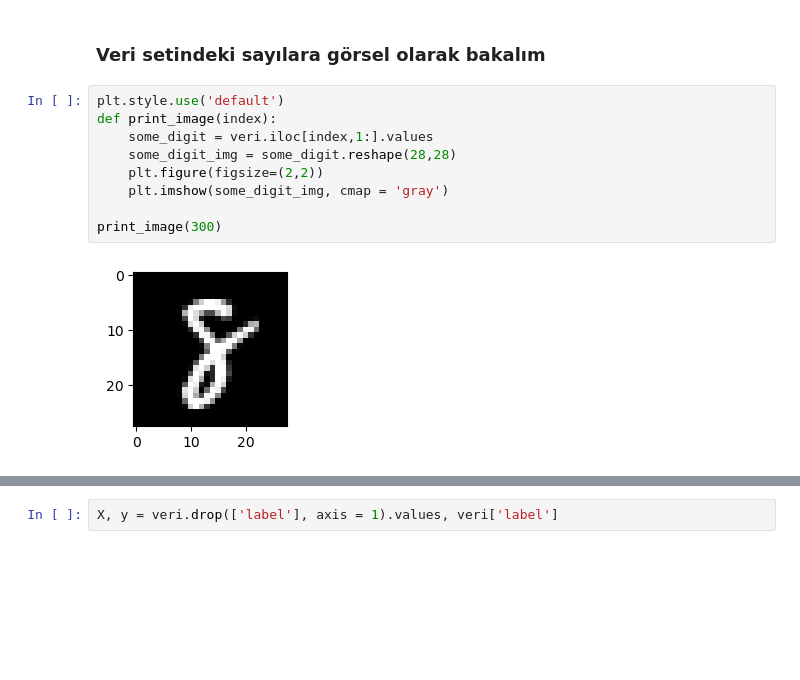
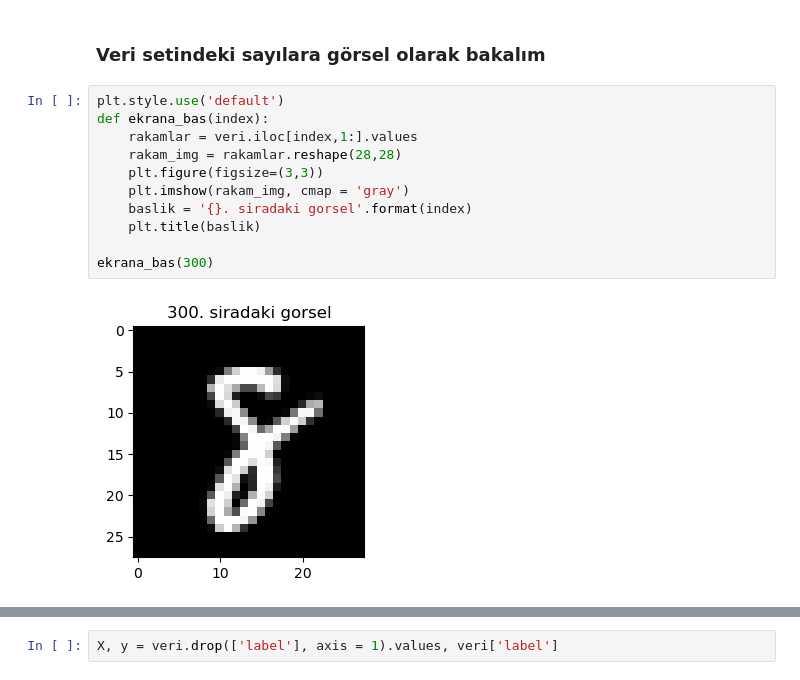
Before and after one commit to enesmanan/turkce-kitaplar, a Jupyter notebook: Python ile Veri Bilimi/Extra/sayi-tanima.ipynb, the cells around one changed output, grey strips where cells are left out. Cells and saved outputs as stored; diff of their text form; blank space fills up the shorter version.

```diff
--- a/Python ile Veri Bilimi/Extra/sayi-tanima.ipynb
+++ b/Python ile Veri Bilimi/Extra/sayi-tanima.ipynb
@@ -64,14 +66,16 @@ plt.show()
 [figure]
 # %% [markdown]
 ### Veri setindeki sayılara görsel olarak bakalım
-# %%
-plt.style.use('default')
-def print_image(index):
-    some_digit = veri.iloc[index,1:].values
-    some_digit_img = some_digit.reshape(28,28)
-    plt.figure(figsize=(2,2))
-    plt.imshow(some_digit_img, cmap = 'gray')
-
-print_image(300)
-# %% [output]
-[figure, removed]
+# %%
+plt.style.use('default')
+def ekrana_bas(index):
+    rakamlar = veri.iloc[index,1:].values
+    rakam_img = rakamlar.reshape(28,28)
+    plt.figure(figsize=(3,3))
+    plt.imshow(rakam_img, cmap = 'gray')
+    baslik = '{}. siradaki gorsel'.format(index)
+    plt.title(baslik)
+
+ekrana_bas(300)
+# %% [output]
+[figure, added]
```
Also changed, not shown: parts of 28 cells of this notebook.
